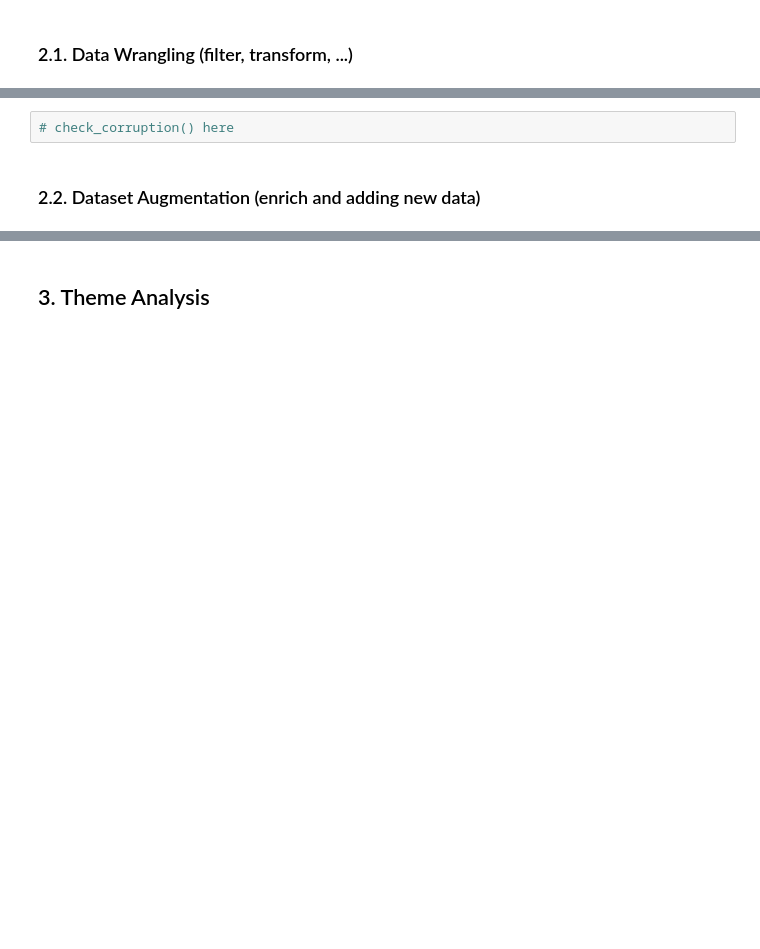
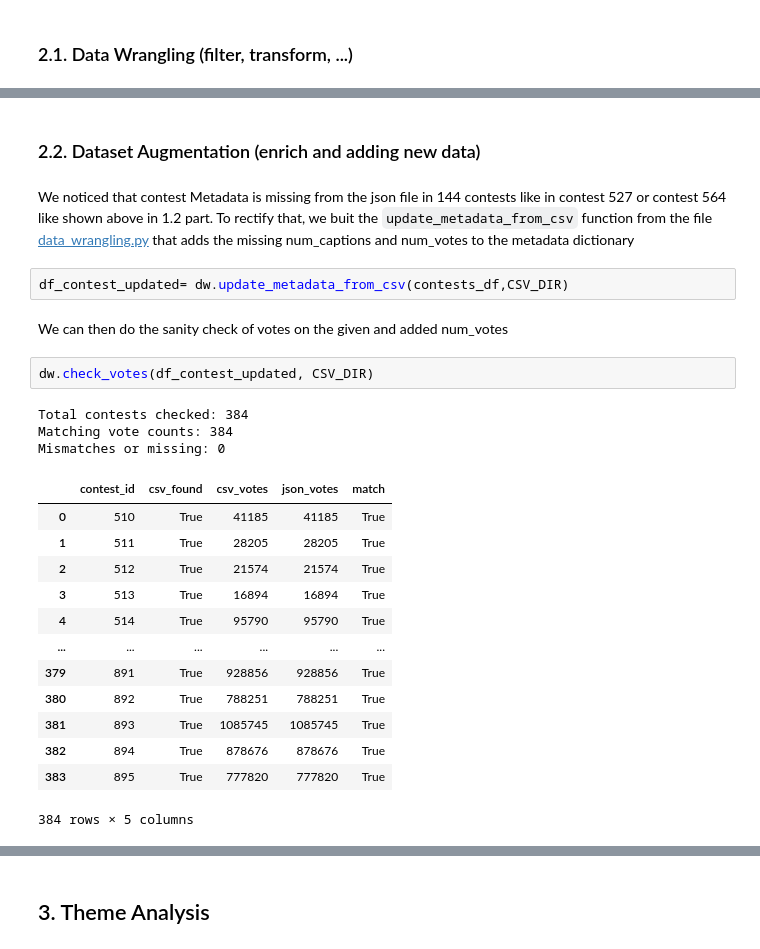
Before and after one commit to epfl-ada/ada-2025-project-json-derulo, a Jupyter notebook: src/Milestone_P2/Milestone_P2.ipynb, the cells around one changed output, grey strips where cells are left out. Saved outputs shown, nothing was run; the diff lists cells and outputs as text; blank space fills up the shorter version.

Commit message:
data_wrangling added to the notebook (Mariem)

````diff
--- a/src/Milestone_P2/Milestone_P2.ipynb
+++ b/src/Milestone_P2/Milestone_P2.ipynb
@@ -268,4 +273,27 @@ To correct the corrupted rows problem, we used two criterias which can be consul
-# %%
-# check_corruption() here
 # %% [markdown]
 ### 2.2. Dataset Augmentation (enrich and adding new data)
+# %% [markdown]
+We noticed that contest Metadata is missing from the json file in 144 contests like in contest 527 or contest 564 like shown above in 1.2 part. To rectify that, we buit the ```update_metadata_from_csv``` function from the file [data_wrangling.py](../../src/Milestone_P2/utils/data_wrangling.py) that adds the missing num_captions and num_votes to the metadata dictionary
+# %%
+df_contest_updated= dw.update_metadata_from_csv(contests_df,CSV_DIR)
+# %% [markdown]
+We can then do the sanity check of votes on the given and added num_votes
+# %%
+dw.check_votes(df_contest_updated, CSV_DIR)
+# %% [output]
+Total contests checked: 384
+Matching vote counts: 384
+Mismatches or missing: 0
+|  | contest_id | csv_found | csv_votes | json_votes | match |
+| 0 | 510 | True | 41185 | 41185 | True |
+| 1 | 511 | True | 28205 | 28205 | True |
+| 2 | 512 | True | 21574 | 21574 | True |
+| 3 | 513 | True | 16894 | 16894 | True |
+| 4 | 514 | True | 95790 | 95790 | True |
+| ... | ... | ... | ... | ... | ... |
+| 379 | 891 | True | 928856 | 928856 | True |
+| 380 | 892 | True | 788251 | 788251 | True |
+| 381 | 893 | True | 1085745 | 1085745 | True |
+| 382 | 894 | True | 878676 | 878676 | True |
+| 383 | 895 | True | 777820 | 777820 | True |
+384 rows × 5 columns
````
Also changed, not shown: parts of 7 cells of this notebook, 1 other file.
